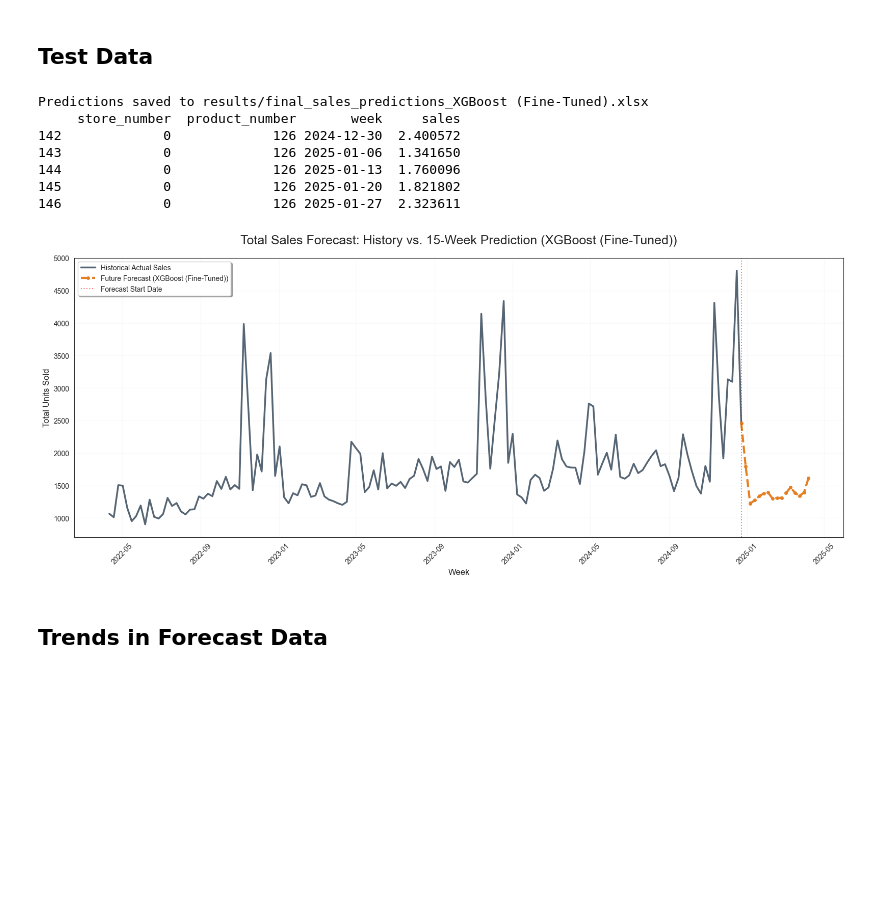
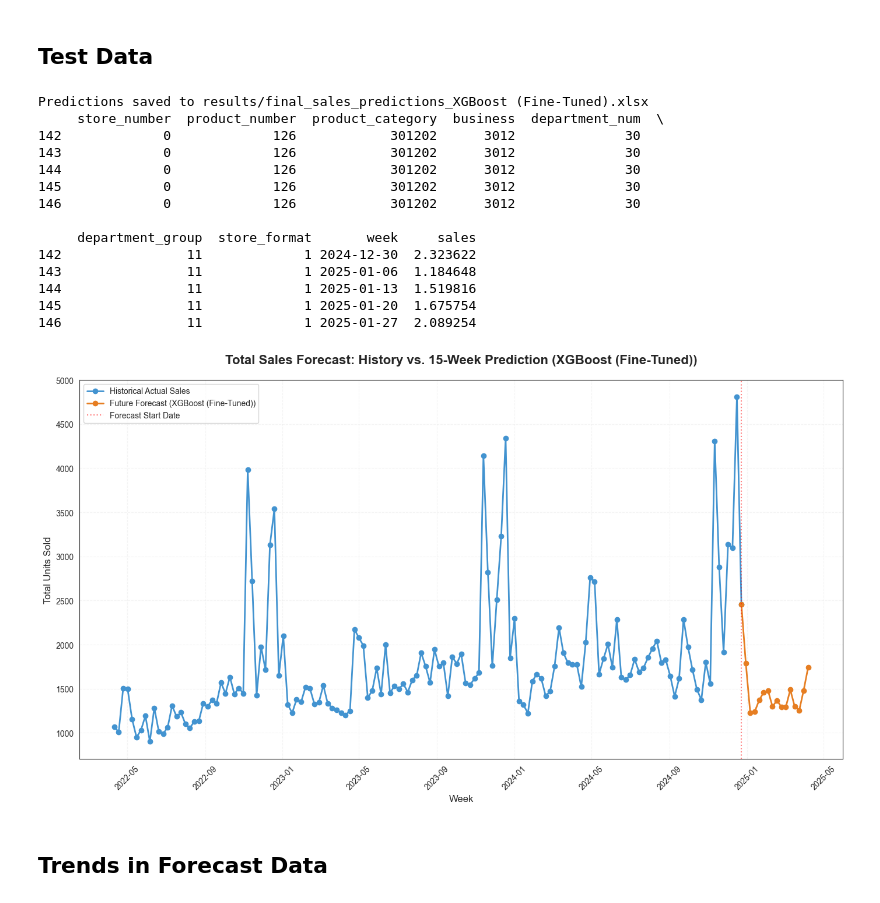
Before and after one commit to luisgrewe/StockSalesPrediction, a Jupyter notebook: salesprediction.ipynb, the cells around one changed output. Saved outputs shown, nothing was run; the diff lists cells and outputs as text; code cells hidden in the pictures; blank space fills up the shorter version.

```diff
--- a/salesprediction.ipynb
+++ b/salesprediction.ipynb
@@ -387,9 +388,9 @@ sns.barplot(
 )
 
 plt.title(f'Total Yearly Sales Volume: Top {top_n} Stores by Format vs. Others (Avg)',
-          fontsize=18, fontweight='bold', pad=20)
-plt.xlabel('Store Identifier and Format Type', fontsize=13, fontweight='bold')
-plt.ylabel('Total Sales Volume', fontsize=13, fontweight='bold')
+          fontsize=16, fontweight='bold', pad=20)
+plt.xlabel('Store Identifier and Format Type', fontsize=12)
+plt.ylabel('Total Sales Volume', fontsize=12)
 plt.legend(title='Year', loc='upper right')
 plt.grid(axis='y', linestyle='--', alpha=0.3)
 
@@ -401,7 +402,7 @@ for p in plt.gca().patches:
                            ha='center', va='center',
                            xytext=(0, 10),
                            textcoords='offset points',
-                           fontsize=9, fontweight='bold')
+                           fontsize=10, fontweight='bold')
 
 plt.tight_layout()
 plt.savefig('images/yearly_sales_volume_stores.png')
@@ -1080,7 +1228,6 @@ if fine_tuned_winner == 'XGBoost':
     if l2_val is not None: best_params['reg_lambda'] = l2_val
     final_model = xgb.XGBRegressor(
         **best_params,
-        n_estimators=best_ntree,
         tree_method='hist',
         enable_categorical=True,
         random_state=42
@@ -1090,7 +1237,6 @@ elif fine_tuned_winner == 'CatBoost':
     if l2_val is not None: best_params['l2_leaf_reg'] = l2_val
     final_model = CatBoostRegressor(
         **best_params,
-        iterations=best_ntree,
         random_seed=42,
         verbose=False,
         cat_features=categorical_features
@@ -1100,7 +1246,6 @@ elif fine_tuned_winner == 'LightGBM':
     if l2_val is not None: best_params['reg_lambda'] = l2_val
     final_model = lgb.LGBMRegressor(
         **best_params,
-        n_estimators=best_ntree,
         random_state=42,
         verbose=-1
     )
@@ -1185,7 +1330,7 @@ test_predictions = final_model.predict(X_test_predict)
 # Post-Processing
 test_predictions = np.maximum(test_predictions, 0)
 
-df_results = X_test_engineered[['store_number', 'product_number', 'week']].copy()
+df_results = X_test_engineered[['store_number', 'product_number', 'product_category', 'business', 'department_num', 'department_group', 'store_format', 'week']].copy()
 df_results['sales'] = test_predictions
 
 df_results_preprocessed = data_loader.preprocessing(df_results)
@@ -1197,12 +1342,19 @@ print(f"Predictions saved to {output_path}")
 print(df_results.head())
 # %% [output]
 Predictions saved to results/final_sales_predictions_XGBoost (Fine-Tuned).xlsx
-     store_number  product_number       week     sales
-142             0             126 2024-12-30  2.400572
-143             0             126 2025-01-06  1.341650
-144             0             126 2025-01-13  1.760096
-145             0             126 2025-01-20  1.821802
-146             0             126 2025-01-27  2.323611
+     store_number  product_number  product_category  business  department_num  \
+142             0             126            301202      3012              30
+143             0             126            301202      3012              30
+144             0             126            301202      3012              30
+145             0             126            301202      3012              30
+146             0             126            301202      3012              30
+
+     department_group  store_format       week     sales
+142                11             1 2024-12-30  2.323622
+143                11             1 2025-01-06  1.184648
+144                11             1 2025-01-13  1.519816
+145                11             1 2025-01-20  1.675754
+146                11             1 2025-01-27  2.089254
 # %%
 # Prepare Historical Data
 history_weeks = data_loader.preprocessing(df['train'])['week']
@@ -1212,42 +1364,41 @@ df_history = pd.DataFrame({
 })
 weekly_actuals = df_history.groupby('week')['sales'].sum().reset_index().sort_values('week')
 
 weekly_forecast = df_results.groupby('week')['sales'].sum().reset_index().sort_values('week')
 
 # Get the very last point of history
-last_actual_point = weekly_actuals.tail(1).rename(columns={'sales': 'sales'})
+last_actual_point = weekly_actuals.tail(1)
 
 # Attach it to the start of the forecast
 weekly_forecast_connected = pd.concat([last_actual_point, weekly_forecast], ignore_index=True)
 
-plt.figure(figsize=(16, 7))
+plt.figure(figsize=(14, 8))
 
 # Plot Historical Sales
 plt.plot(weekly_actuals['week'], weekly_actuals['sales'],
-         label='Historical Actual Sales', color='#2c3e50', linewidth=2.5, alpha=0.8)
+         label='Historical Actual Sales', color='#4293D0', linewidth=2, marker='o')
 
 # Plot the Future
 plt.plot(weekly_forecast_connected['week'], weekly_forecast_connected['sales'],
-         label=f'Future Forecast ({winner_overall})', color='#e67e22',
-         linestyle='--', linewidth=3, marker='o', markersize=4)
+         label=f'Future Forecast ({winner_overall})', color='#e67e22', linestyle='--', linewidth=2, marker='o')
 
 # Split Line
 today = weekly_actuals['week'].max()
 plt.axvline(x=today, color='red', linestyle=':', alpha=0.5, label='Forecast Start Date')
 
 # Chart Styling
-plt.title(f"Total Sales Forecast: History vs. 15-Week Prediction ({winner_overall})", fontsize=18, pad=20)
+plt.title(f"Total Sales Forecast: History vs. 15-Week Prediction ({winner_overall})", fontsize=16, pad=20, fontweight='bold')
 plt.xlabel("Week", fontsize=12)
 plt.ylabel("Total Units Sold", fontsize=12)
-plt.legend(loc='upper left', frameon=True, shadow=True)
-plt.grid(True, which='major', linestyle='-', alpha=0.1)
+plt.legend(loc='upper left', frameon=True)
+plt.grid(True, linestyle='--', alpha=0.2)
 plt.xticks(rotation=45)
 
 plt.tight_layout()
 plt.savefig('images/sales_forecast_connected.png')
 plt.show()
 # %% [output]
-[figure, old version]
+[figure, new version]
 # %% [markdown]
 ## Trends in Forecast Data
 # %%
```
Also changed, not shown: parts of 18 cells of this notebook, 28 other files.
